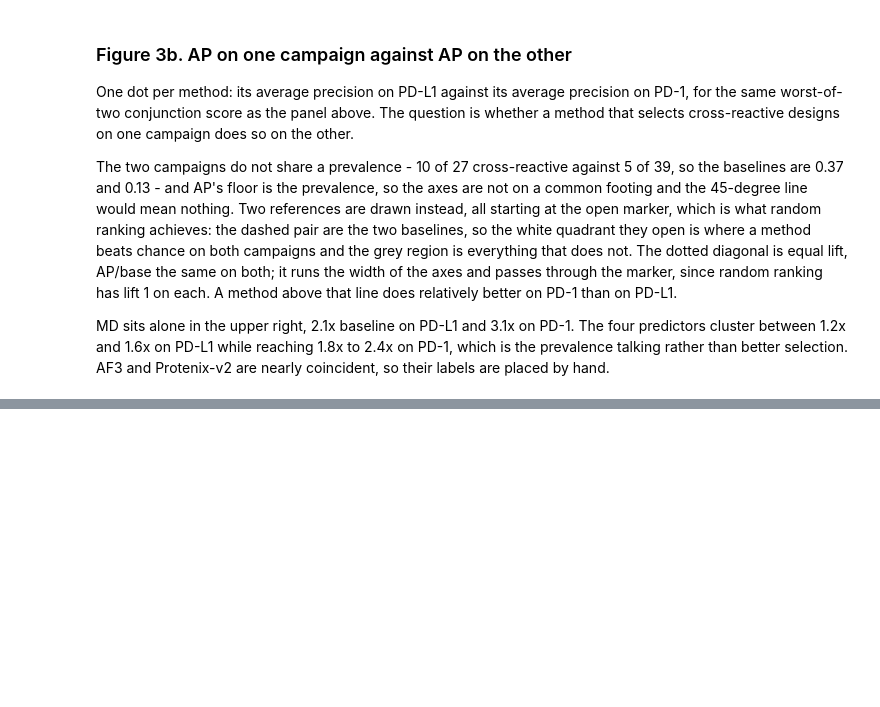
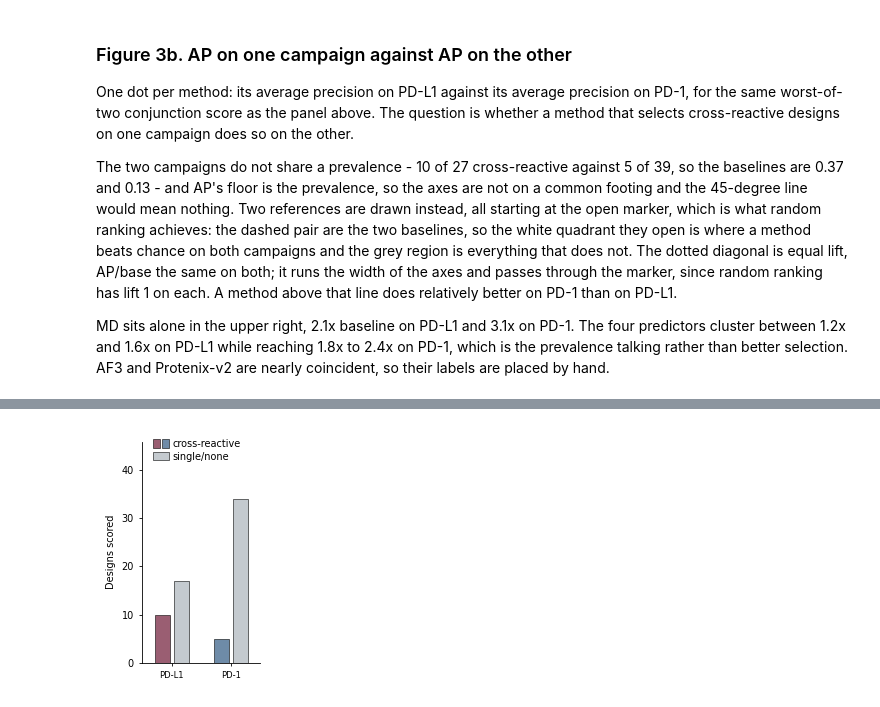
Before and after one commit to Rita-Ann-Roessner/Postdoc-UNIL, a Jupyter notebook: 261111_funnel_paper/Figures.ipynb, the cells around one changed output, grey strips where cells are left out. Cells and saved outputs as stored; diff of their text form; code cells hidden in the pictures; blank space fills up the shorter version.

```diff
--- a/261111_funnel_paper/Figures.ipynb
+++ b/261111_funnel_paper/Figures.ipynb
@@ -2261,0 +2021,83 @@ display(pd.concat([ap.round(3),
+# %%
+# --- Figure 3: how many designs meet the conjunction ---------------------
+# The companion to the Figure 2 composition panel, for the cross-reactive
+# question. Self-contained like the other Figure 3 cells: it loads the two
+# campaigns through campaign_data.py and classifies each design itself.
+#
+# Two bars per campaign, the cross-reactive bar in that campaign's own hue -
+# red for PD-L1, blue for PD-1 - and everything else in grey. The legend shows
+# both hues against the one "cross-reactive" label, since the x axis already
+# says which campaign is which. Note that Figure 3a uses blue for cross-reactive
+# in both of its panels, so blue carries two meanings within Figure 3 and the
+# caption has to say so.
+#
+# The unit here is a DESIGN, not a design-target pair as in the Figure 2 panel:
+# the two orthologues have been collapsed by the conjunction, so each design is
+# counted once. Designs whose label is missing or borderline for either species
+# drop out, leaving 27 on PD-L1 and 39 on PD-1.
+import numpy as np, pandas as pd
+import warnings; warnings.simplefilter("ignore")
+import matplotlib.pyplot as plt, seaborn as sns
+from matplotlib.legend_handler import HandlerTuple
+
+from campaign_data import load_campaigns, METHODS
+
+plt.rcParams.update({"font.size": 7, "axes.labelsize": 7, "xtick.labelsize": 7,
+                     "ytick.labelsize": 7, "legend.fontsize": 7, "axes.linewidth": 0.6,
+                     "xtick.major.width": 0.6, "ytick.major.width": 0.6,
+                     "xtick.major.size": 2.5, "ytick.major.size": 2.5})
+
+POS, NEG     = "cross-reactive", "single/none"
+POS_COLOUR   = {"PD-L1": "#9A5E72", "PD-1": "#6E8BA8"}   # one hue per campaign
+NEG_COLOUR   = "#C4CACF"
+STEP         = 1.1                   # wide gap between the two campaigns
+BAR_W, DODGE = 0.28, 0.18            # bars as slim as the Figure 2 panel's, just touching
+
+def bottleneck(df):
+    """One row per design and method: the worse of the two orthologues."""
+    w = df.pivot_table(index=["Design", "method"], columns="target",
+                       values=["score", "y"])
+    w.columns = [f"{a}_{b}" for a, b in w.columns]
+    w = w.dropna().reset_index()
+    w["group"] = np.where((w.y_human > 0) & (w.y_mouse > 0), POS, NEG)
+    return w
+
+counts = {}
+for lbl, src in load_campaigns():
+    g = bottleneck(src)
+    g = g[g.method == METHODS[0]]                    # one row per design
+    counts[lbl] = {POS: int((g.group == POS).sum()), NEG: int((g.group == NEG).sum())}
+counts = pd.DataFrame(counts).T                      # rows: PD-L1, PD-1
+
+xpos = {lbl: i * STEP for i, lbl in enumerate(counts.index)}
+
+fig, ax = plt.subplots(figsize=(1.6, 2.5))           # same height as the Figure 2 panel
+
+for lbl in counts.index:
+    for dx, grp in ((-DODGE, POS), (DODGE, NEG)):
+        col = POS_COLOUR[lbl] if grp == POS else NEG_COLOUR
+        ax.bar(xpos[lbl] + dx, counts.loc[lbl, grp], width=BAR_W, color=col,
+               lw=0.4, edgecolor="black", zorder=2)
+
+ax.set_xticks([xpos[lbl] for lbl in counts.index])
+ax.set_xticklabels(counts.index, fontsize=6)
+ax.set_xlim(min(xpos.values()) - 0.55, max(xpos.values()) + 0.55)
+ax.set_ylim(0, counts.values.max() * 1.35)
+ax.set_ylabel("Designs scored")
+ax.set_xlabel("")
+
+# the cross-reactive row carries both campaign hues under one label
+sq = lambda c: plt.Rectangle((0, 0), 1, 1, fc=c, ec="black", lw=0.4)
+handles = [tuple(sq(POS_COLOUR[l]) for l in counts.index), sq(NEG_COLOUR)]
+ax.legend(handles, [POS, NEG], loc="upper left", bbox_to_anchor=(0.06, 1.03),
+          frameon=False, handlelength=1.6, handleheight=0.9, handletextpad=0.4,
+          labelspacing=0.3, ncol=1, borderaxespad=0,
+          handler_map={tuple: HandlerTuple(ndivide=None, pad=0.3)})
+
+sns.despine(fig)
+fig.tight_layout(pad=0.3)
+fig.savefig("Figure3/conjunction_composition.svg")
+
+display(counts.assign(n=counts.sum(axis=1),
+                      prevalence=(counts[POS] / counts.sum(axis=1)).round(3)))
+# %% [output]
@@ -2261,0 +2107 @@ display(pd.concat([ap.round(3),
+[figure, added]
```
Also changed, not shown: parts of 6 cells of this notebook.
